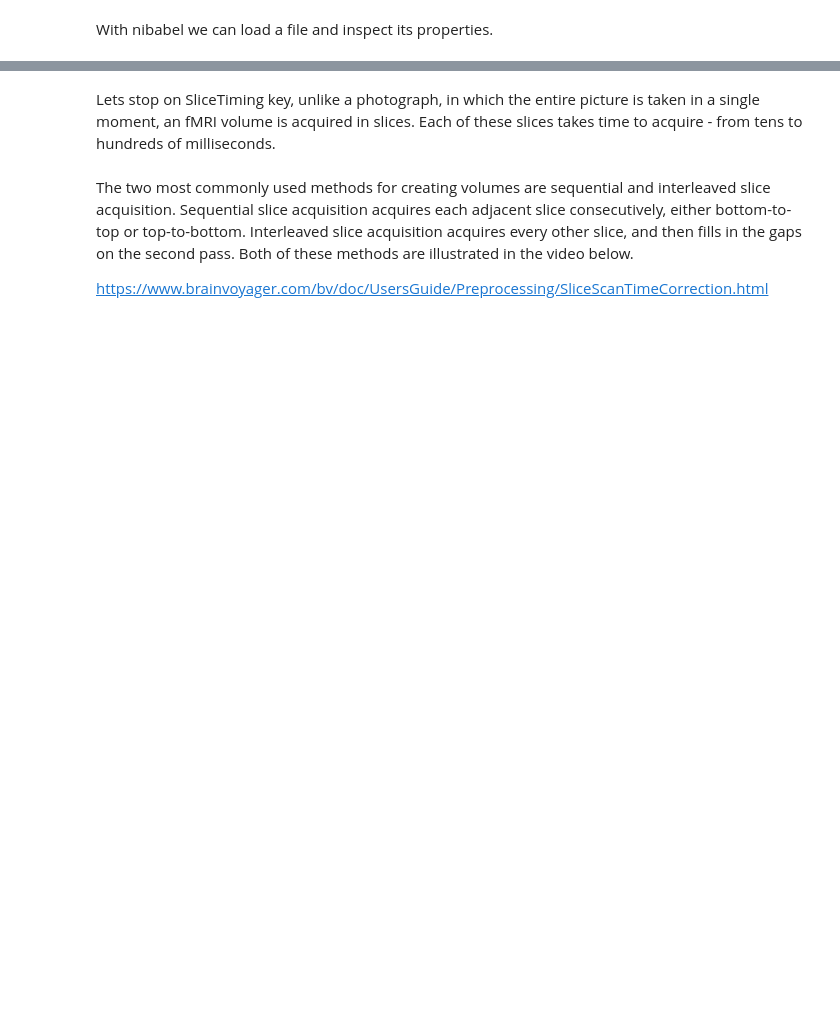
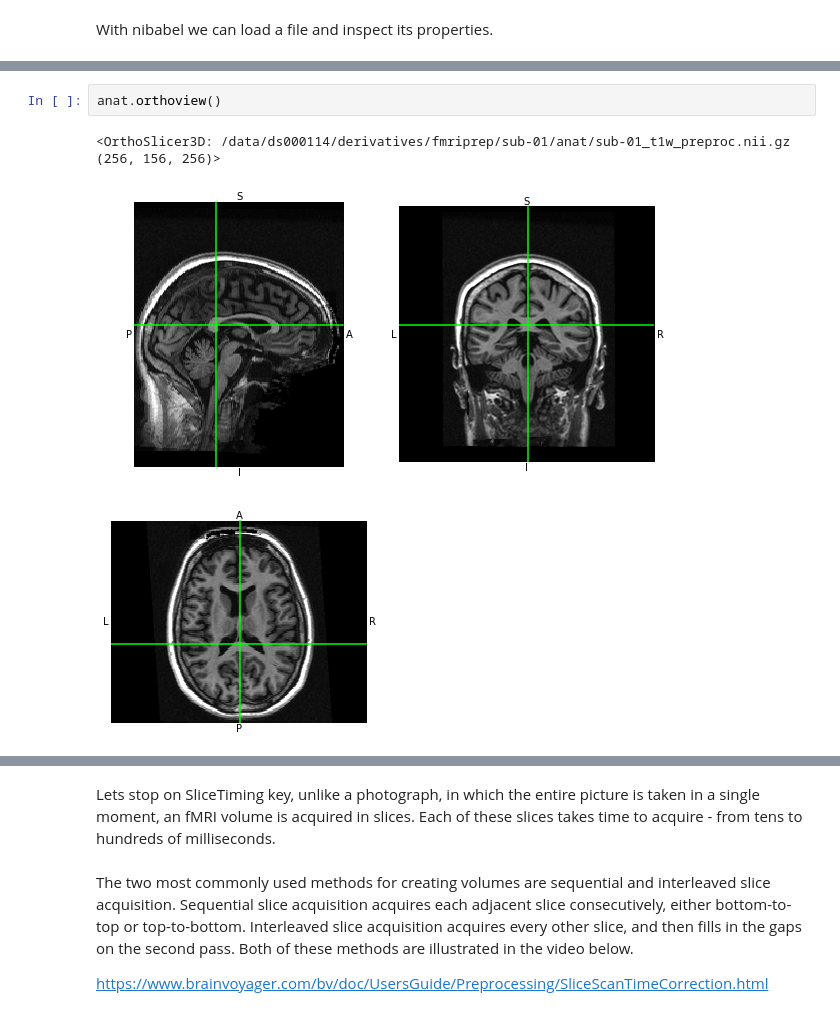
Before and after one commit to adasegroup/NEUROML2023, a Jupyter notebook: seminar4/Introduction.ipynb, the cells around one changed output, grey strips where cells are left out. Saved outputs shown, nothing was run; the diff lists cells and outputs as text; blank space fills up the shorter version.

```diff
--- a/seminar4/Introduction.ipynb
+++ b/seminar4/Introduction.ipynb
@@ -50,2 +83,7 @@ data = np.array(anat.dataobj)
+# %%
+anat.orthoview()
+# %% [output]
+<OrthoSlicer3D: /data/ds000114/derivatives/fmriprep/sub-01/anat/sub-01_t1w_preproc.nii.gz (256, 156, 256)>
+[figure, added]
 # %%
 fmri.orthoview()
```
Also changed, not shown: parts of 10 cells of this notebook, 2 other files.
